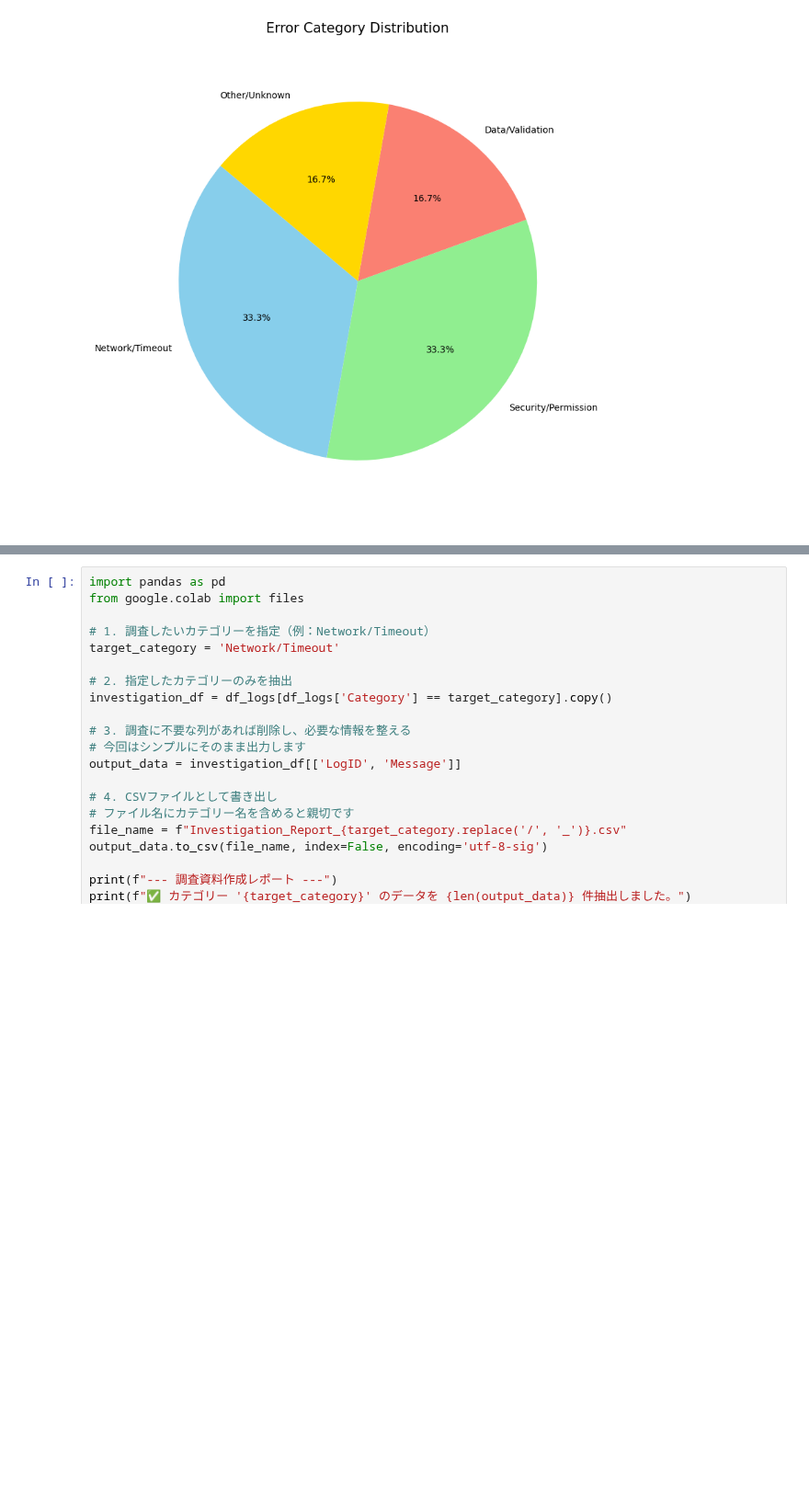
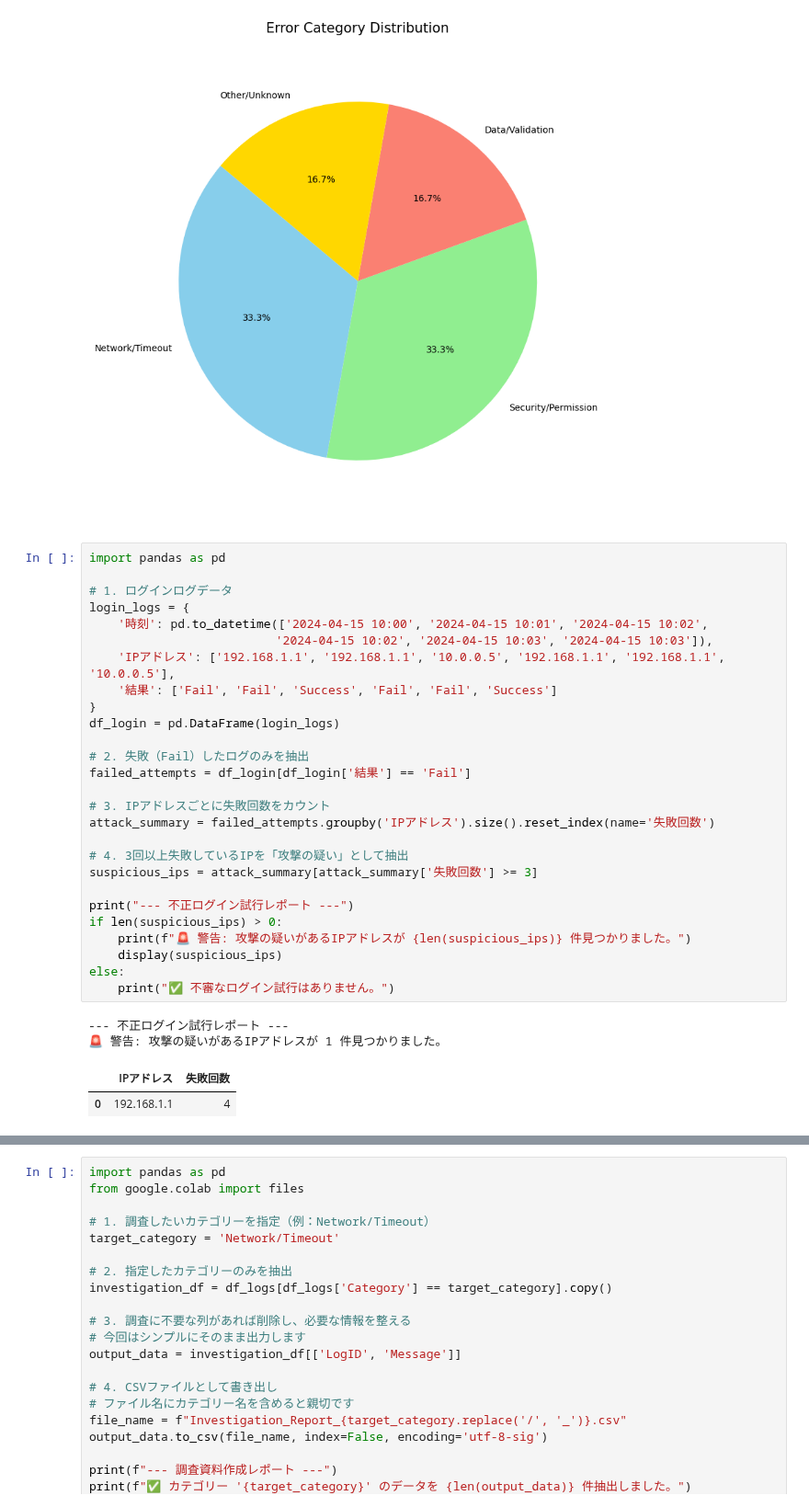
Before and after one commit to Koji-Accounting-Tech/D365-Finance-Data-Validator, a Jupyter notebook: D365_Data_Processing.ipynb, the cells around one changed output, grey strips where cells are left out. Shown at 92% size. Cells and saved outputs as stored; diff of their text form; blank space fills up the shorter version.

```diff
--- a/D365_Data_Processing.ipynb
+++ b/D365_Data_Processing.ipynb
@@ -387,3 +387,35 @@ plt.tight_layout()
 plt.show()
 # %% [output]
 [figure]
+# %%
+import pandas as pd
+
+# 1. ログインログデータ
+login_logs = {
+    '時刻': pd.to_datetime(['2024-04-15 10:00', '2024-04-15 10:01', '2024-04-15 10:02',
+                          '2024-04-15 10:02', '2024-04-15 10:03', '2024-04-15 10:03']),
+    'IPアドレス': ['192.168.1.1', '192.168.1.1', '10.0.0.5', '192.168.1.1', '192.168.1.1', '10.0.0.5'],
+    '結果': ['Fail', 'Fail', 'Success', 'Fail', 'Fail', 'Success']
+}
+df_login = pd.DataFrame(login_logs)
+
+# 2. 失敗（Fail）したログのみを抽出
+failed_attempts = df_login[df_login['結果'] == 'Fail']
+
+# 3. IPアドレスごとに失敗回数をカウント
+attack_summary = failed_attempts.groupby('IPアドレス').size().reset_index(name='失敗回数')
+
+# 4. 3回以上失敗しているIPを「攻撃の疑い」として抽出
+suspicious_ips = attack_summary[attack_summary['失敗回数'] >= 3]
+
+print("--- 不正ログイン試行レポート ---")
+if len(suspicious_ips) > 0:
+    print(f"🚨 警告: 攻撃の疑いがあるIPアドレスが {len(suspicious_ips)} 件見つかりました。")
+    display(suspicious_ips)
+else:
+    print("✅ 不審なログイン試行はありません。")
+# %% [output]
+--- 不正ログイン試行レポート ---
+🚨 警告: 攻撃の疑いがあるIPアドレスが 1 件見つかりました。
+|  | IPアドレス | 失敗回数 |
+| 0 | 192.168.1.1 | 4 |
```
Also changed, not shown: parts of 1 cell of this notebook.
